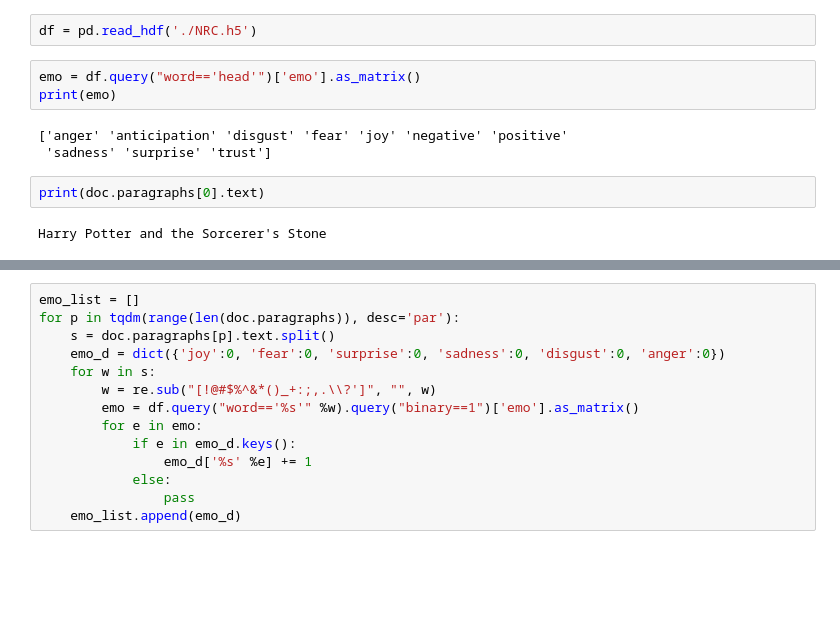
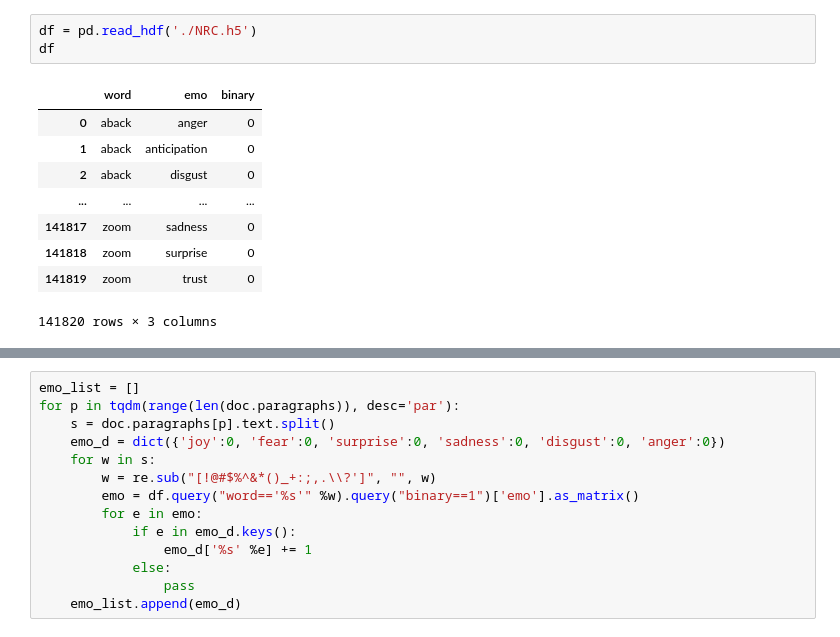
Before and after one commit to CDIPS-AI-2017/pensieve, a Jupyter notebook: Notebooks/emo.ipynb, the cells around one changed output, grey strips where cells are left out. Drawn from its saved outputs; the diff is of its cells as text; blank space fills up the shorter version.

```diff
--- a/Notebooks/emo.ipynb
+++ b/Notebooks/emo.ipynb
@@ -12,12 +47,13 @@ doc = pv.Doc('../../clusterpot/book1.txt')
 # %%
 df = pd.read_hdf('./NRC.h5')
+df
+# %% [output]
+|  | word | emo | binary |
+| 0 | aback | anger | 0 |
+| 1 | aback | anticipation | 0 |
+| 2 | aback | disgust | 0 |
+| ... | ... | ... | ... |
+| 141817 | zoom | sadness | 0 |
+| 141818 | zoom | surprise | 0 |
+| 141819 | zoom | trust | 0 |
+141820 rows × 3 columns
-# %%
-emo = df.query("word=='head'")['emo'].as_matrix()
-print(emo)
-# %% [output]
-['anger' 'anticipation' 'disgust' 'fear' 'joy' 'negative' 'positive'
- 'sadness' 'surprise' 'trust']
-# %%
-print(doc.paragraphs[0].text)
-# %% [output]
-Harry Potter and the Sorcerer's Stone
```
Also changed, not shown: parts of 19 cells of this notebook, 1 other file.
